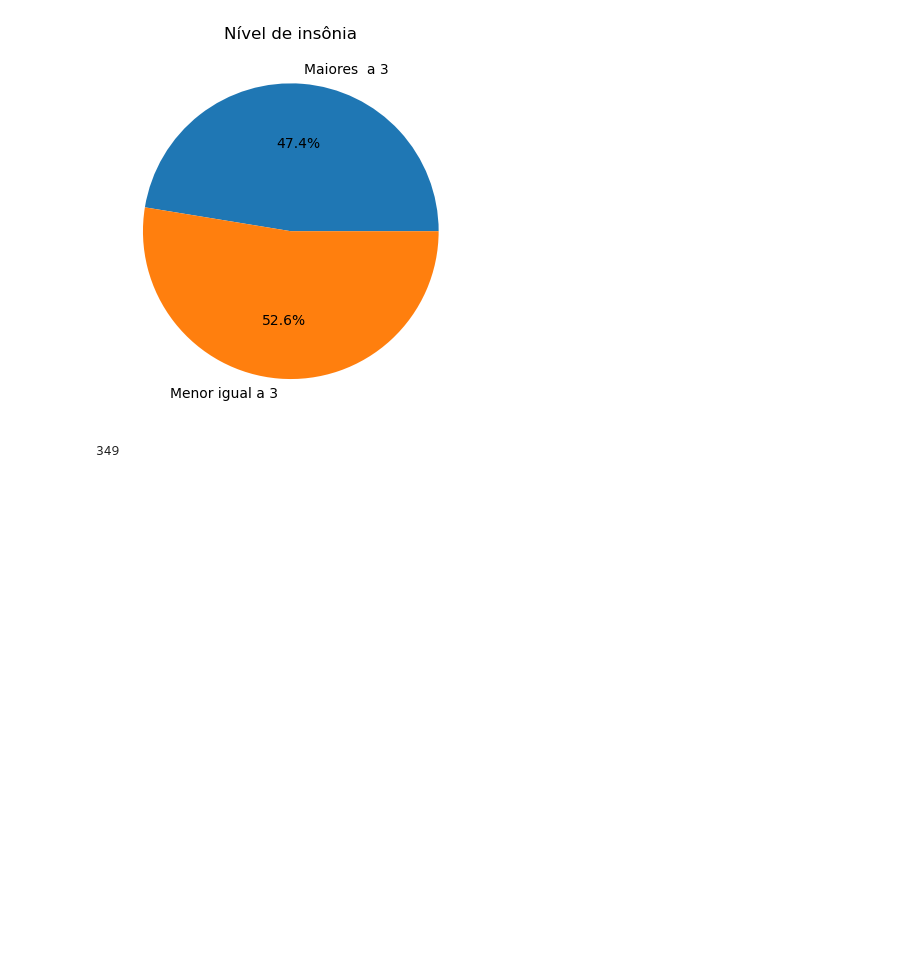
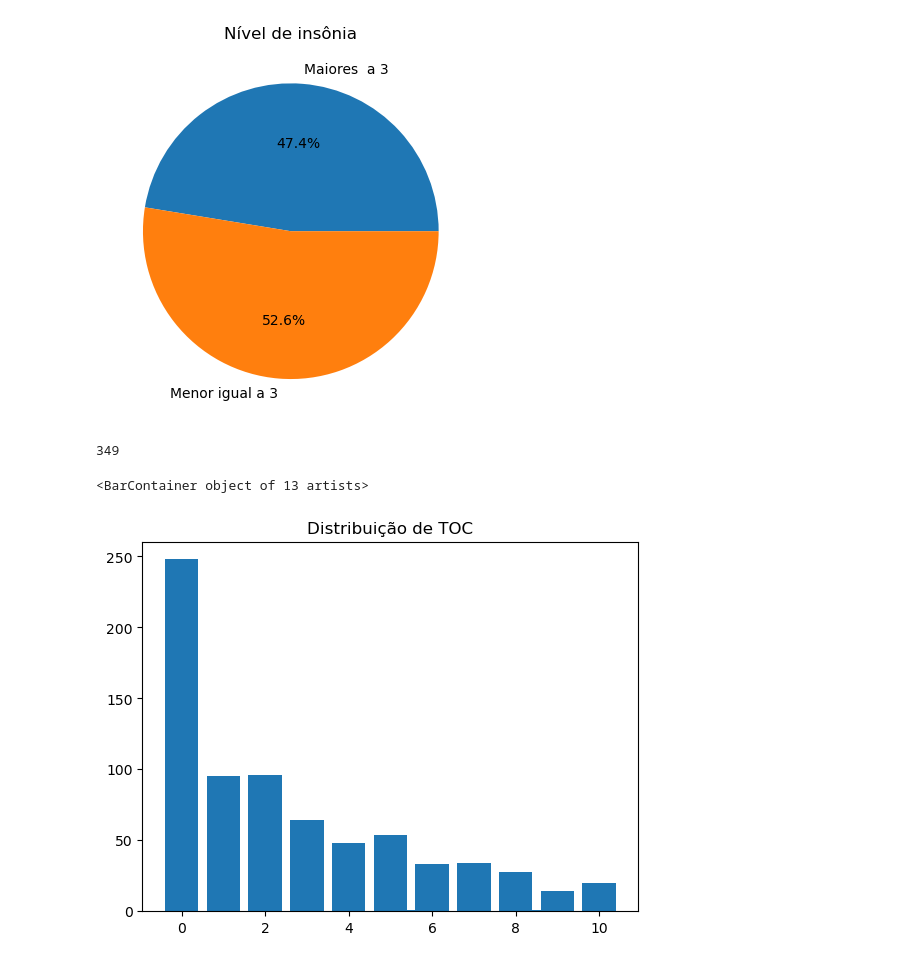
Before and after one commit to pcmoraesmenezes/Exploring-Correlations-Between-Musical-Preferences-and-Mental-Health-A-Machine-Learning-Approach, a Jupyter notebook: código/main.ipynb, the cells around one changed output. Cells and saved outputs as stored; diff of their text form; code cells hidden in the pictures; blank space fills up the shorter version.

Commit message:
:sparkles: feat: Adding implementations to generate graphics about OCD

```diff
--- a/código/main.ipynb
+++ b/código/main.ipynb
@@ -162,3 +162,10 @@ plt.pie([nivel_de_insonia_sup, nivel_de_insonia_inf], labels=['Maiores  a 3', 'M
 nivel_de_insonia_sup
 # %% [output]
 349
+# %%
+dist_toc = DATA_FRAME['OCD'].value_counts()
+plt.title('Distribuição de TOC')
+plt.bar(dist_toc.index, dist_toc.values)
+# %% [output]
+<BarContainer object of 13 artists>
+[figure, added]
```
Also changed, not shown: parts of 1 cell of this notebook.
